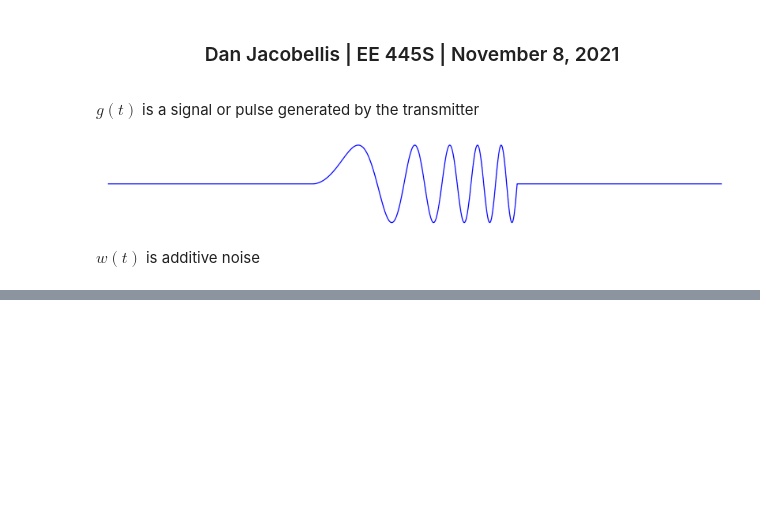
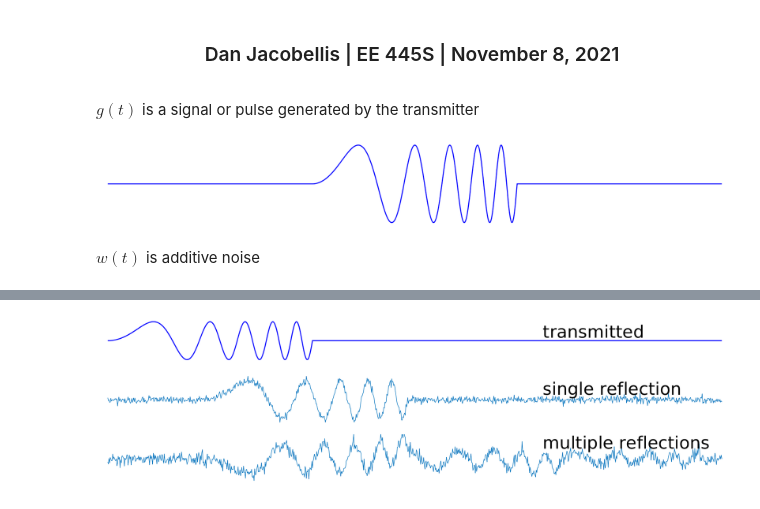
Before and after one commit to danjacobellis/EE445S-lab, a Jupyter notebook: lecture_notes/nov8.ipynb, the cells around one changed output, grey strips where cells are left out. Saved outputs shown, nothing was run; the diff lists cells and outputs as text; code cells hidden in the pictures; blank space fills up the shorter version.

```diff
--- a/lecture_notes/nov8.ipynb
+++ b/lecture_notes/nov8.ipynb
@@ -79,0 +88,19 @@ plot(y,'linewidth',1); axis off; ylim([-2,2]);
+# %%
+%plot -s 1800,500 -r 100
+layout(3,1);
+
+g = @(t) sin(t.^2) .* rect(t./T-0.5);
+
+nexttile();
+plot(g(t+T),'b','linewidth',2); axis off; ylim([-1.3,1.3]);
+text(700,0.5,'\fontsize{28} transmitted','interpreter','tex');
+
+x = g(t+3) + 0.1*w(t);
+nexttile(); plot(x,'linewidth',1); axis off; ylim([-1.3,1.3]);
+text(700,0.6,'\fontsize{28} single reflection','interpreter','tex');
+
+x = 0.8*g(t-1.2) - 0.5*g(t-0.9*T) + -1.3*g(t+3) + 0.3*w(t);
+nexttile(); plot(x,'linewidth',1); axis off; ylim([-2.2,2.2]);
+text(700,1.5,'\fontsize{28} multiple reflections','interpreter','tex');
+# %% [output]
+[figure, added]
```
Also changed, not shown: parts of 15 cells of this notebook.
